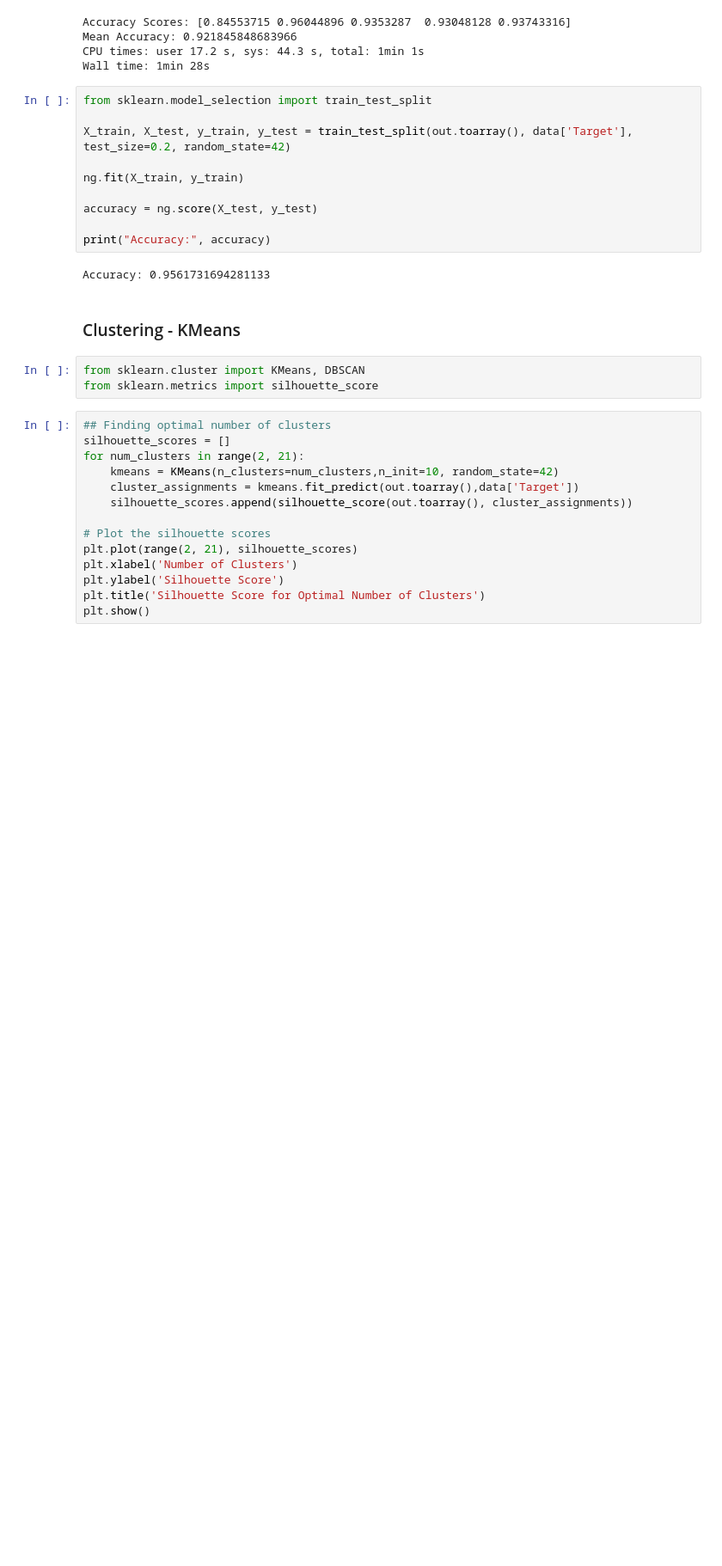
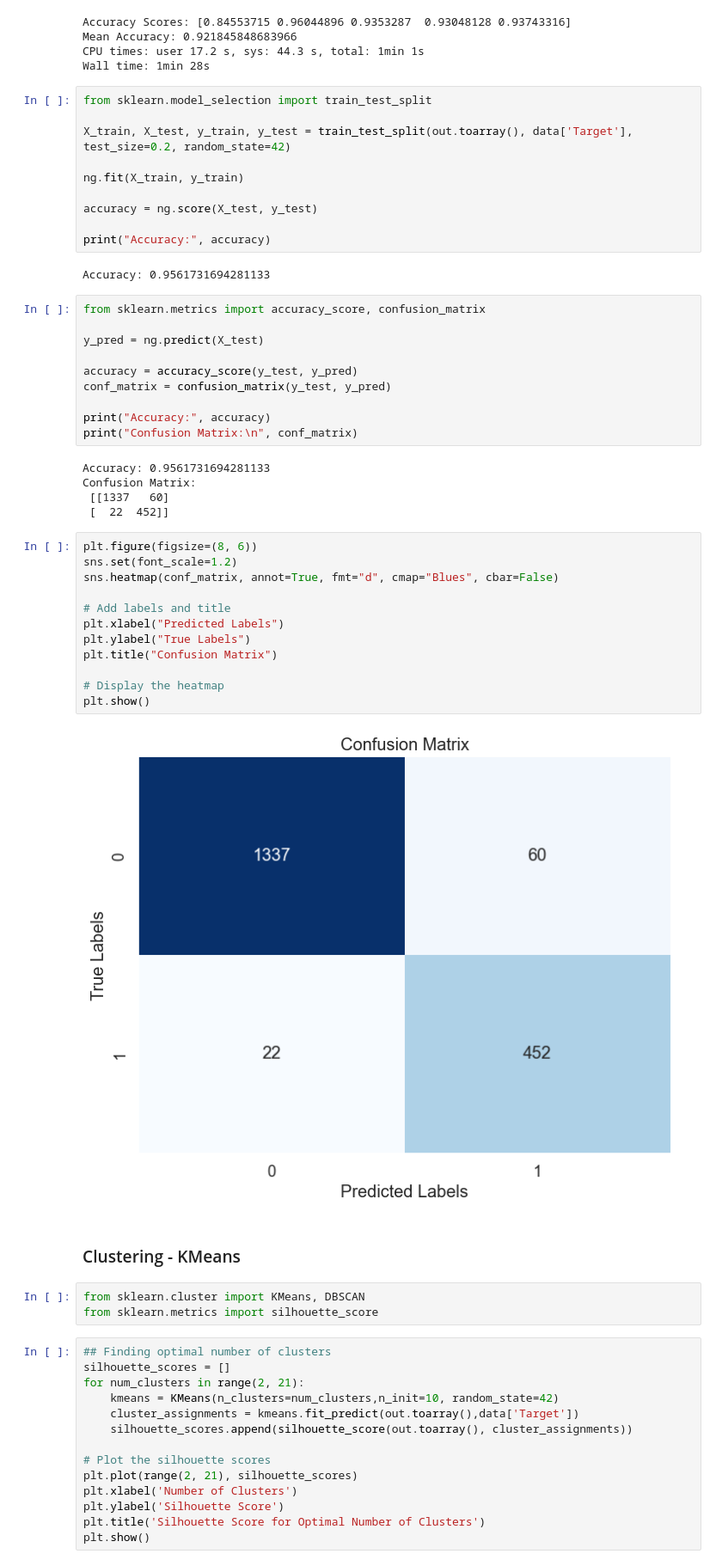
Before and after one commit to Mr-Chang95/Spam-Classification-with-KMeans-Clustering, a Jupyter notebook: project_draft.ipynb, the cells around one changed output. Shown at 86% size. Cells and saved outputs as stored; diff of their text form; blank space fills up the shorter version.

Commit message:
Add confusion matrix

```diff
--- a/project_draft.ipynb
+++ b/project_draft.ipynb
@@ -187,6 +188,35 @@ accuracy = ng.score(X_test, y_test)
 print("Accuracy:", accuracy)
 # %% [output]
 Accuracy: 0.9561731694281133
+# %%
+from sklearn.metrics import accuracy_score, confusion_matrix
+
+y_pred = ng.predict(X_test)
+
+accuracy = accuracy_score(y_test, y_pred)
+conf_matrix = confusion_matrix(y_test, y_pred)
+
+print("Accuracy:", accuracy)
+print("Confusion Matrix:\n", conf_matrix)
+# %% [output]
+Accuracy: 0.9561731694281133
+Confusion Matrix:
+ [[1337   60]
+ [  22  452]]
+# %%
+plt.figure(figsize=(8, 6))
+sns.set(font_scale=1.2)
+sns.heatmap(conf_matrix, annot=True, fmt="d", cmap="Blues", cbar=False)
+
+# Add labels and title
+plt.xlabel("Predicted Labels")
+plt.ylabel("True Labels")
+plt.title("Confusion Matrix")
+
+# Display the heatmap
+plt.show()
+# %% [output]
+[figure, added]
 # %% [markdown]
 ### Clustering - KMeans
 # %%
```
Also changed, not shown: parts of 1 cell of this notebook.
